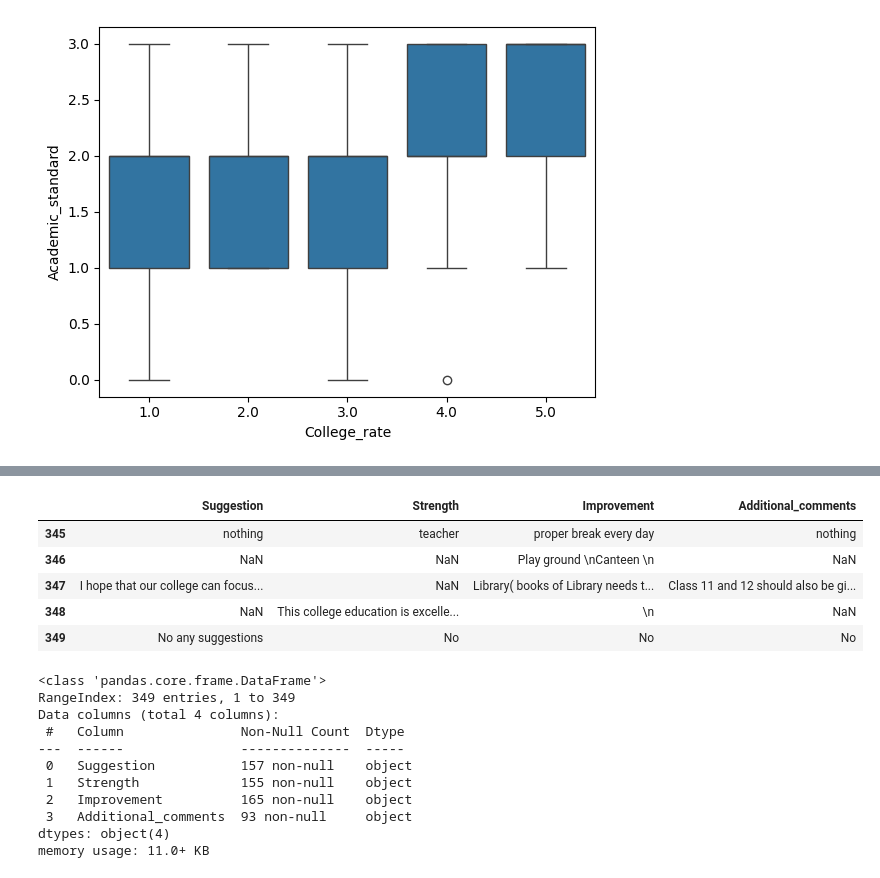
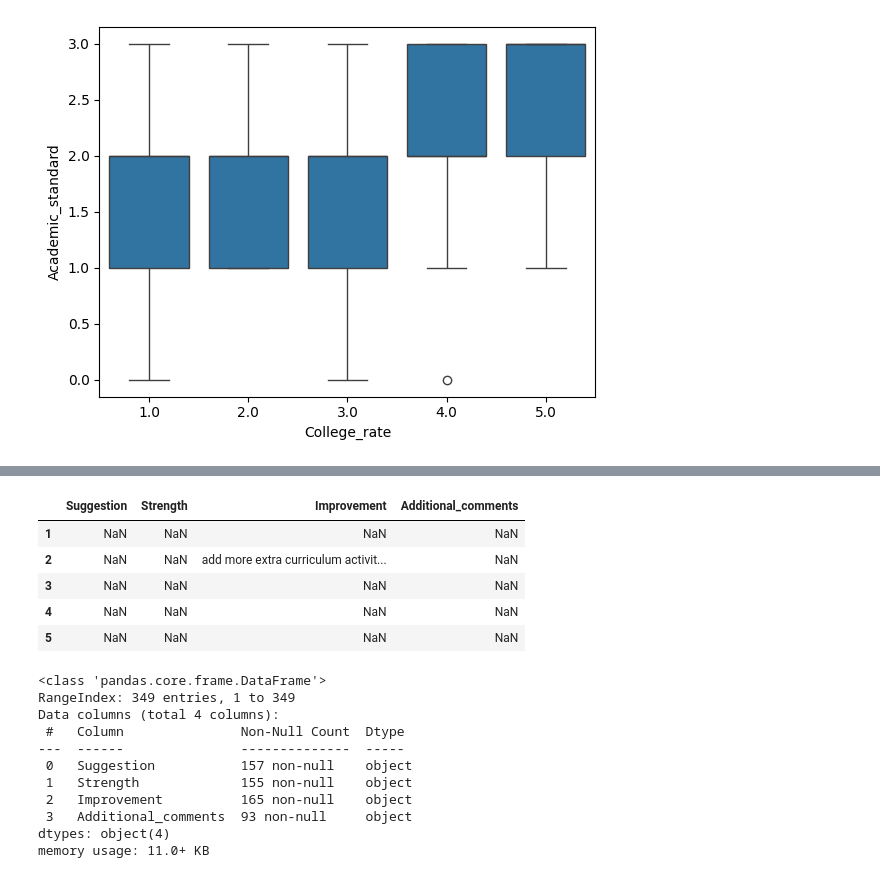
Before and after one commit to NeonLabs146/General_stuffs, a Jupyter notebook: Excellence_survey_MBM.ipynb, the cells around one changed output, grey strips where cells are left out. Saved outputs shown, nothing was run; the diff lists cells and outputs as text; code cells hidden in the pictures.

```diff
--- a/Excellence_survey_MBM.ipynb
+++ b/Excellence_survey_MBM.ipynb
@@ -371,23 +376,23 @@ sns.boxplot(x='College_rate', y='Academic_standard', data=df_encoded)
 # %%
 Open_ended_columns = df[['Please share any suggestions for improving academic excellence at the college. (Open-ended)',
                          'What are the top three strengths of the college? (Open-ended)',
                          'What are the top three areas where the college needs improvement? (Open-ended)',
                          'Please share any additional comments or experiences regarding the college. (Open-ended)'
                        ]]
 Open_ended_df = Open_ended_columns.rename(columns = {'Please share any suggestions for improving academic excellence at the college. (Open-ended)':'Suggestion',
                                                    'What are the top three strengths of the college? (Open-ended)':'Strength',
                                                    'What are the top three areas where the college needs improvement? (Open-ended)':'Improvement',
                                                    'Please share any additional comments or experiences regarding the college. (Open-ended)':'Additional_comments'
                                             })
 
-Open_ended_df.tail()
+Open_ended_df.head()
 # %% [output]
 |  | Suggestion | Strength | Improvement | Additional_comments |
-| 345 | nothing | teacher | proper break every day | nothing |
-| 346 | NaN | NaN | Play ground \nCanteen \n | NaN |
-| 347 | I hope that our college can focus... | NaN | Library( books of Library needs t... | Class 11 and 12 should also be gi... |
-| 348 | NaN | This college education is excelle... | \n | NaN |
-| 349 | No any suggestions | No | No | No |
+| 1 | NaN | NaN | NaN | NaN |
+| 2 | NaN | NaN | add more extra curriculum activit... | NaN |
+| 3 | NaN | NaN | NaN | NaN |
+| 4 | NaN | NaN | NaN | NaN |
+| 5 | NaN | NaN | NaN | NaN |
 # %%
 Open_ended_df.info()
 # %% [output]
```
Also changed, not shown: parts of 50 cells of this notebook.
